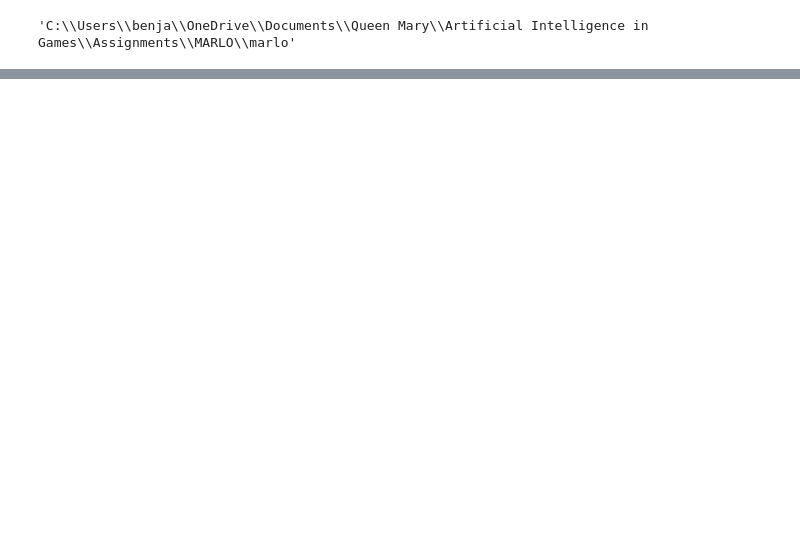
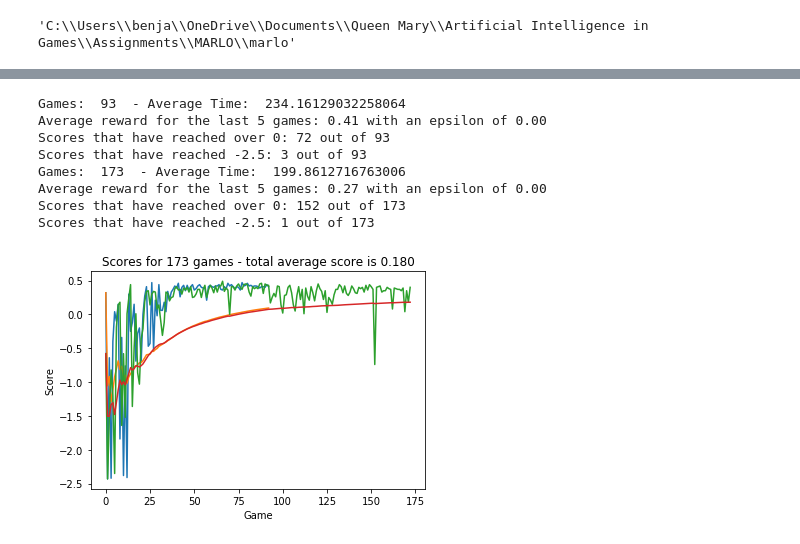
Before and after one commit to mattthelee/Marlo-Double-DQN, a Jupyter notebook: marloAnalysis.ipynb, the cells around one changed output, grey strips where cells are left out. Saved outputs shown, nothing was run; the diff lists cells and outputs as text; code cells hidden in the pictures; blank space fills up the shorter version.

```diff
--- a/marloAnalysis.ipynb
+++ b/marloAnalysis.ipynb
@@ -138,3 +118,16 @@ def printGrid(xs,zs,Qtable):
     ax.set_xticklabels([str(i) for i in range(xLen+1)]);
     ax.set_yticks([(i*36 + 18 ) for i in range(xLen+1)]);
     ax.set_yticklabels([str(i) for i in range(xLen+1)]);
+# %%
+plotScores("Results_Alpha_0_8_Gamma_1_Decay_0_97.csv")
+plotScores("QLearning_completeAction\Results_Alpha_0_8_Gamma_1_Decay_0_97.csv")
+# %% [output]
+Games:  93  - Average Time:  234.16129032258064
+Average reward for the last 5 games: 0.41 with an epsilon of 0.00
+Scores that have reached over 0: 72 out of 93
+Scores that have reached -2.5: 3 out of 93
+Games:  173  - Average Time:  199.8612716763006
+Average reward for the last 5 games: 0.27 with an epsilon of 0.00
+Scores that have reached over 0: 152 out of 173
+Scores that have reached -2.5: 1 out of 173
+[figure, added]
```
Also changed, not shown: parts of 15 cells of this notebook, 8 other files.
